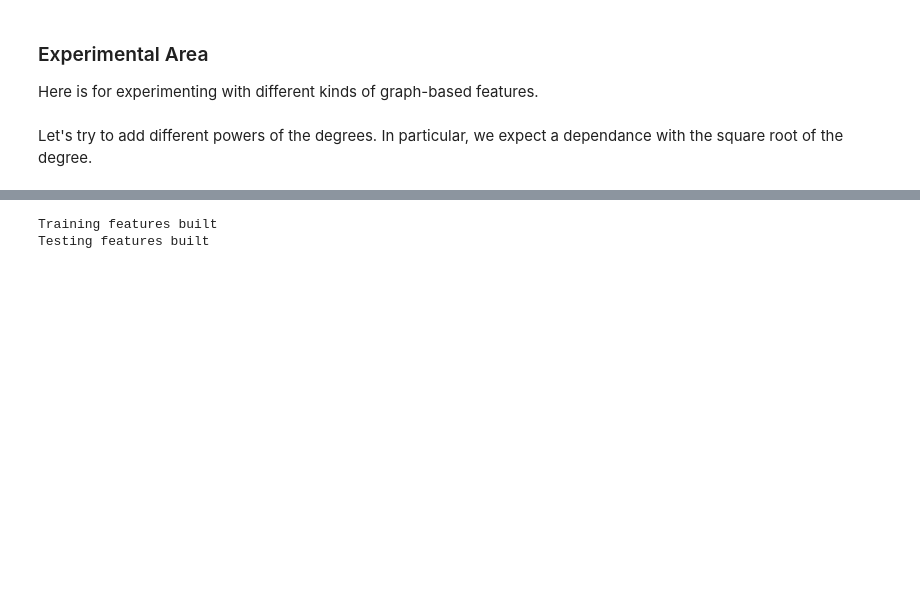
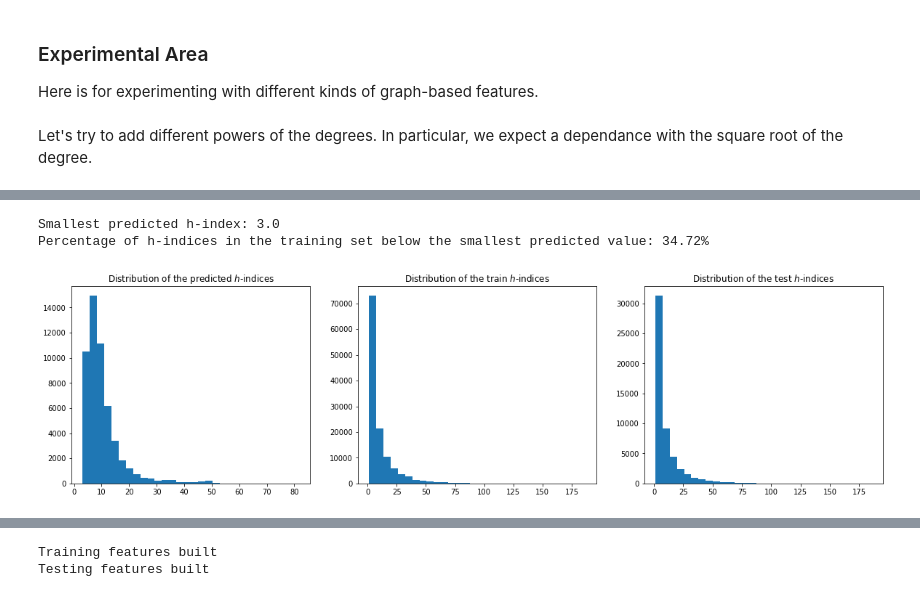
Before and after one commit to Adrien-Kahn/INF554-Data-Challenge, a Jupyter notebook: Notebooks/Graph Features.ipynb, the cells around one changed output, grey strips where cells are left out. Saved outputs shown, nothing was run; the diff lists cells and outputs as text; code cells hidden in the pictures; blank space fills up the shorter version.

```diff
--- a/Notebooks/Graph Features.ipynb
+++ b/Notebooks/Graph Features.ipynb
@@ -188,3 +188,18 @@ def featvecs_nn(df):
         y[i] = row['hindex']
 
     return X,y
+# %%
+# Fitting a lasso model
+
+X_train, y_train = featvecs(df_train)
+print("Training features built")
+
+X_test, y_test = featvecs(df_test)
+print("Testing features built")
+
+reg = Lasso(alpha = 0.1, max_iter = 1e5)
+reg.fit(X_train, y_train)
+print("Model fitted\n")
+
+y_pred = reg.predict(X_test)
+print("MSE: {:.4}".format(mean_squared_error(y_pred, y_test)))
@@ -190,0 +216,14 @@ def featvecs_nn(df):
+# %%
+# Normalizing features (assumes that X_train is much larger than X_test)
+scaler = StandardScaler().fit(X_train)
+X_train = scaler.transform(X_train)
+X_test = scaler.transform(X_test)
+# %%
+# Training the lasso model
+reg = Lasso(alpha = 0.1, max_iter = 1e5)
+reg.fit(X_train, y_train)
+print("Model fitted\n")
+
+# Evaluating the model
+y_pred = reg.predict(X_test)
+print("MSE: {:.4}".format(mean_squared_error(y_pred, y_test)))
@@ -190,0 +238,18 @@ def featvecs_nn(df):
+# %%
+print("Smallest predicted h-index: {:.3}".format(min(y_pred)))
+print("Percentage of h-indices in the training set below the smallest predicted value: {:.2%}".format(len(y_train[y_train < min(y_pred)]) / len(y_train)))
+# %% [output]
+Smallest predicted h-index: 3.0
+Percentage of h-indices in the training set below the smallest predicted value: 34.72%
+# %%
+fig, ax = plt.subplots(nrows=1, ncols=3, figsize=(20,5))
+
+ax[0].hist(y_pred, bins = 30)
+ax[0].set_title("Distribution of the predicted $h$-indices")
+ax[1].hist(y_train, bins = 30)
+ax[1].set_title("Distribution of the train $h$-indices")
+ax[2].hist(y_test, bins = 30)
+ax[2].set_title("Distribution of the test $h$-indices")
+print()
+# %% [output]
+[figure, added]
```
Also changed, not shown: parts of 25 cells of this notebook, 2 other files.
